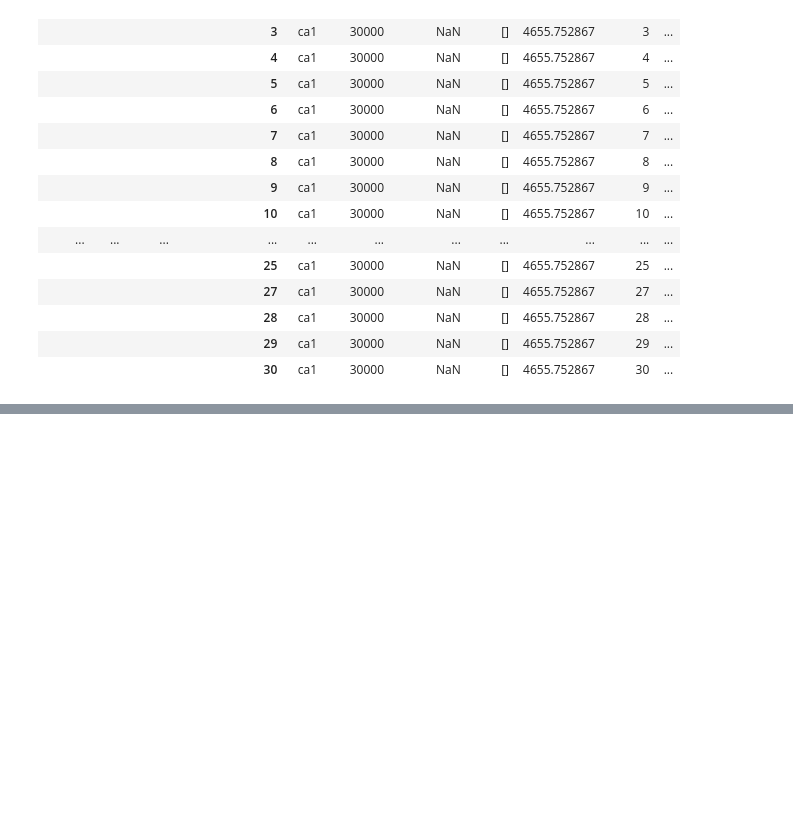
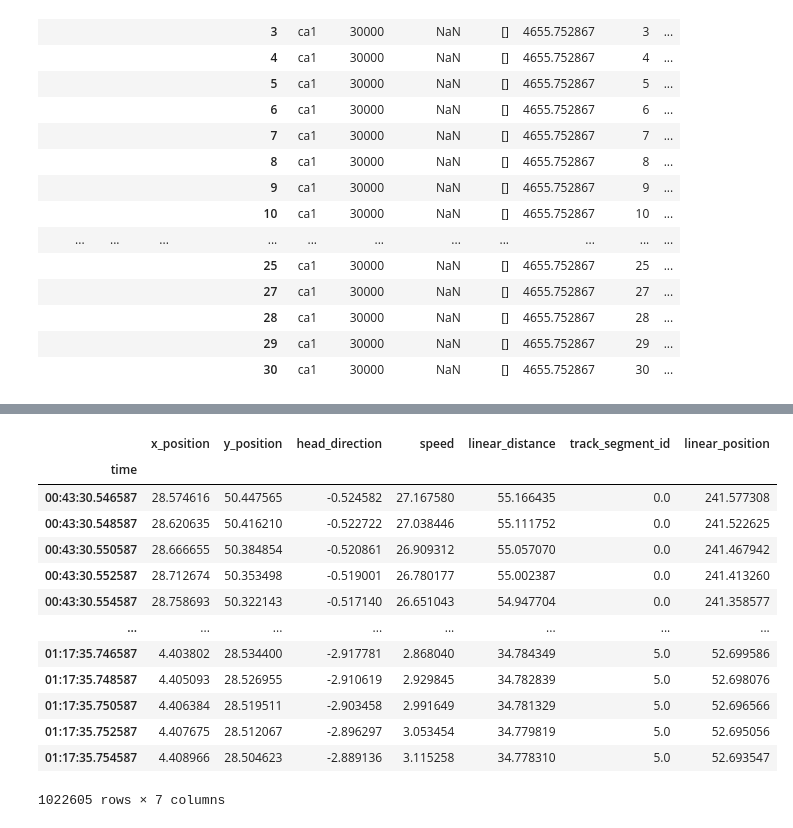
Before and after one commit to edeno/ac_clusterless_decoding, a Jupyter notebook: notebooks/2019_12_04_Test_Loading_Multiunit.ipynb, the cells around one changed output, grey strips where cells are left out. Drawn from its saved outputs; the diff is of its cells as text; code cells hidden in the pictures; blank space fills up the shorter version.

```diff
--- a/notebooks/2019_12_04_Test_Loading_Multiunit.ipynb
+++ b/notebooks/2019_12_04_Test_Loading_Multiunit.ipynb
@@ -83,0 +133,21 @@ Dimensions without coordinates: tetrodes
+# %%
+from src.load_data import get_interpolated_position_info
+
+position_info = get_interpolated_position_info(epoch_key, ANIMALS)
+# %%
+position_info
+# %% [output]
+|  | x_position | y_position | head_direction | speed | linear_distance | track_segment_id | linear_position |
+| time |  |  |  |  |  |  |  |
+| 00:43:30.546587 | 28.574616 | 50.447565 | -0.524582 | 27.167580 | 55.166435 | 0.0 | 241.577308 |
+| 00:43:30.548587 | 28.620635 | 50.416210 | -0.522722 | 27.038446 | 55.111752 | 0.0 | 241.522625 |
+| 00:43:30.550587 | 28.666655 | 50.384854 | -0.520861 | 26.909312 | 55.057070 | 0.0 | 241.467942 |
+| 00:43:30.552587 | 28.712674 | 50.353498 | -0.519001 | 26.780177 | 55.002387 | 0.0 | 241.413260 |
+| 00:43:30.554587 | 28.758693 | 50.322143 | -0.517140 | 26.651043 | 54.947704 | 0.0 | 241.358577 |
+| ... | ... | ... | ... | ... | ... | ... | ... |
+| 01:17:35.746587 | 4.403802 | 28.534400 | -2.917781 | 2.868040 | 34.784349 | 5.0 | 52.699586 |
+| 01:17:35.748587 | 4.405093 | 28.526955 | -2.910619 | 2.929845 | 34.782839 | 5.0 | 52.698076 |
+| 01:17:35.750587 | 4.406384 | 28.519511 | -2.903458 | 2.991649 | 34.781329 | 5.0 | 52.696566 |
+| 01:17:35.752587 | 4.407675 | 28.512067 | -2.896297 | 3.053454 | 34.779819 | 5.0 | 52.695056 |
+| 01:17:35.754587 | 4.408966 | 28.504623 | -2.889136 | 3.115258 | 34.778310 | 5.0 | 52.693547 |
+1022605 rows × 7 columns
```
Also changed, not shown: parts of 13 cells of this notebook, 3 other files.
